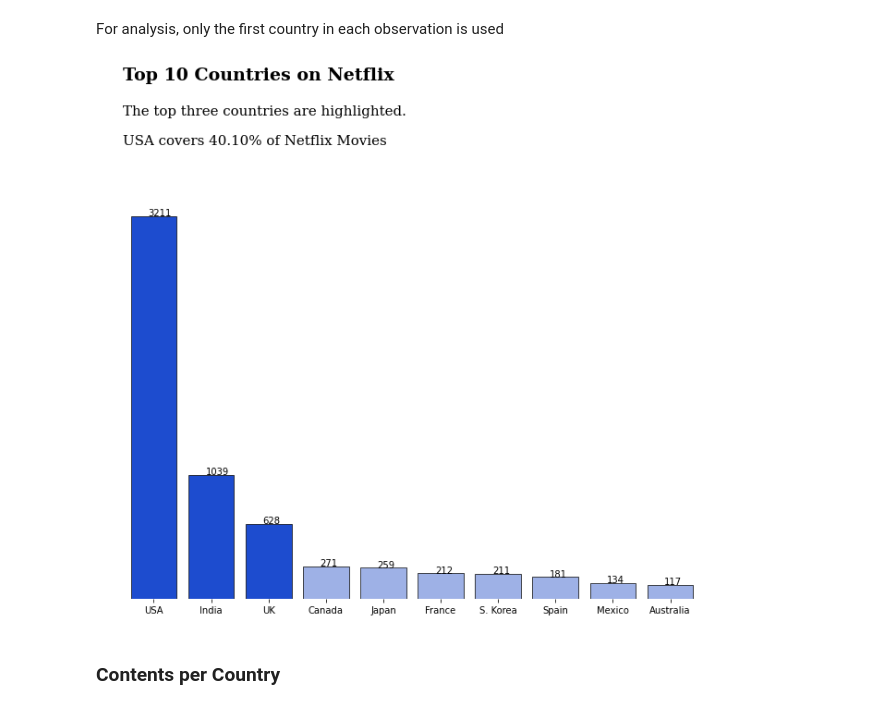
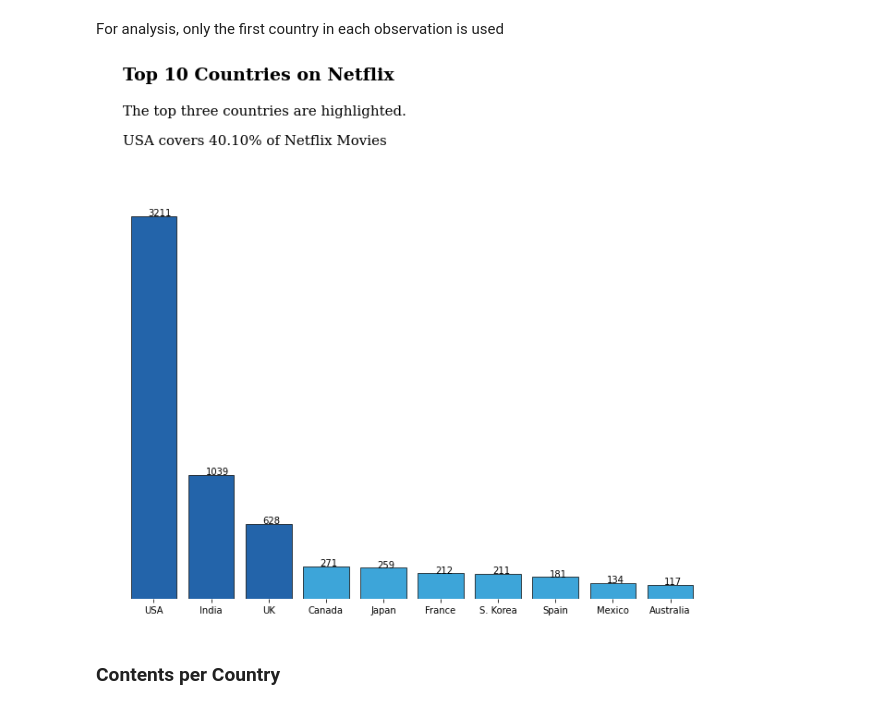
Before and after one commit to TheBlueZayn/Netflix-EDA, a Jupyter notebook: main.ipynb, the cells around one changed output. Cells and saved outputs as stored; diff of their text form; code cells hidden in the pictures.

```diff
--- a/main.ipynb
+++ b/main.ipynb
@@ -444,23 +444,24 @@ df["first_country"].replace("South Korea", "S. Korea", inplace=True)
 # %%
 data = df["first_country"].value_counts().head(10)
 fig, ax = plt.subplots(figsize=(12,8))
-color_map = ["#9eb1e6" for i in range(10)]
-color_map[0] = color_map[1] = color_map[2] =  "#1d4ccf" # color highlight
+
+color_map = ["#3DA5D9"  for i in range(10)]
+color_map[0] = color_map[1] = color_map[2] =  "#2364AA" # color highlight
 # Plot data
 ax.bar(data.index, data, color=color_map, edgecolor='k', linewidth=0.7)
 for i, v in enumerate(data):
     plt.text(i-0.1, v+5, str(v))
 fig.text(0.15, 1.1,"Top 10 Countries on Netflix", fontsize=19, fontweight="bold", fontfamily="serif")
 fig.text(0.15, 0.95,"""
 The top three countries are highlighted.
 
 USA covers 40.10% of Netflix Movies
 """, fontsize=15, fontfamily="serif")
 plt.tick_params(left=False, labelleft=False)
 for s in ("top", "right", "left", "bottom"):
     ax.spines[s].set_visible(False);
 # %% [output]
-[figure, old version]
+[figure, new version]
 # %% [markdown]
 ### Contents per Country
 # %%
```
Also changed, not shown: parts of 2 cells of this notebook.
